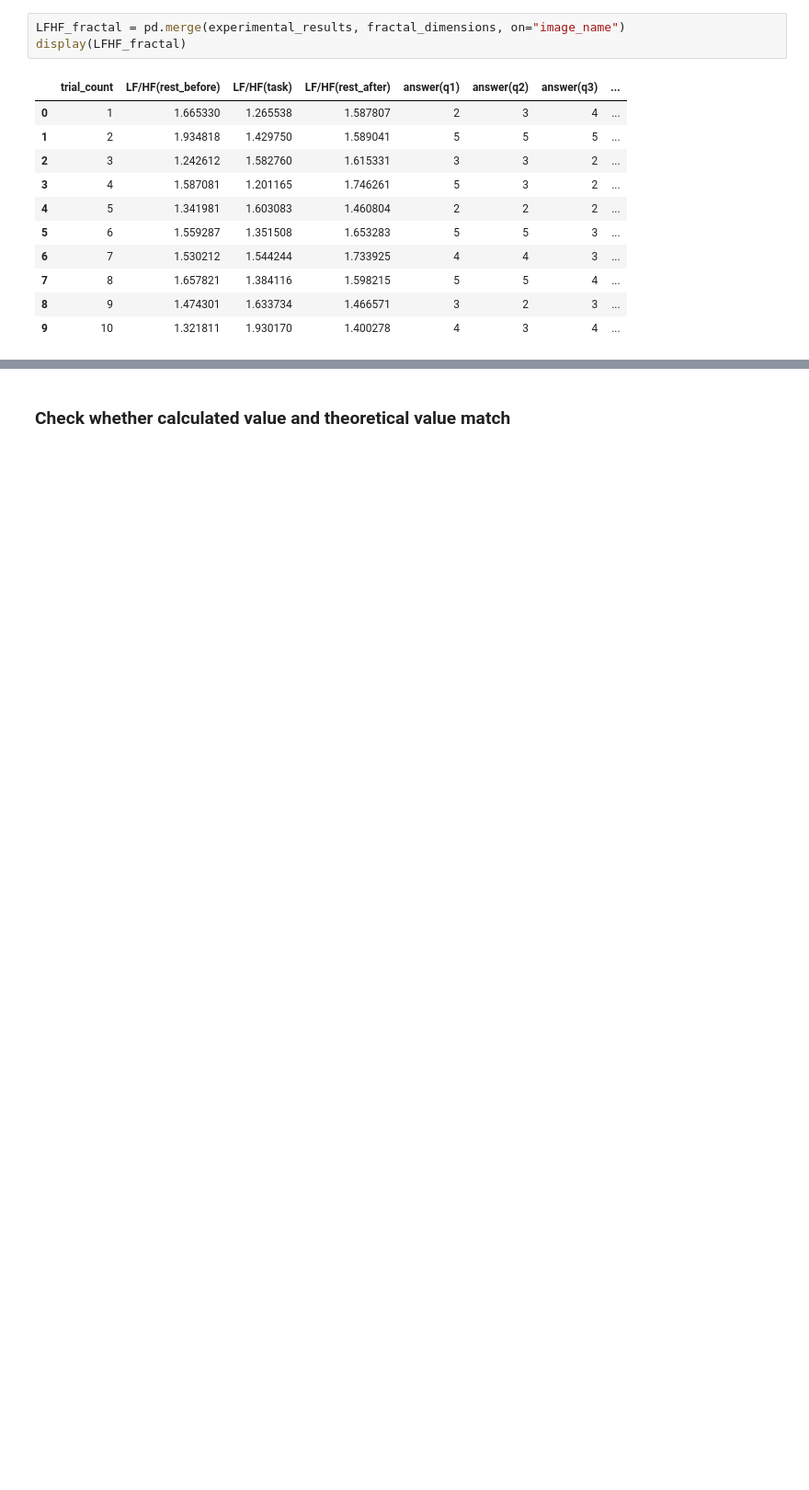
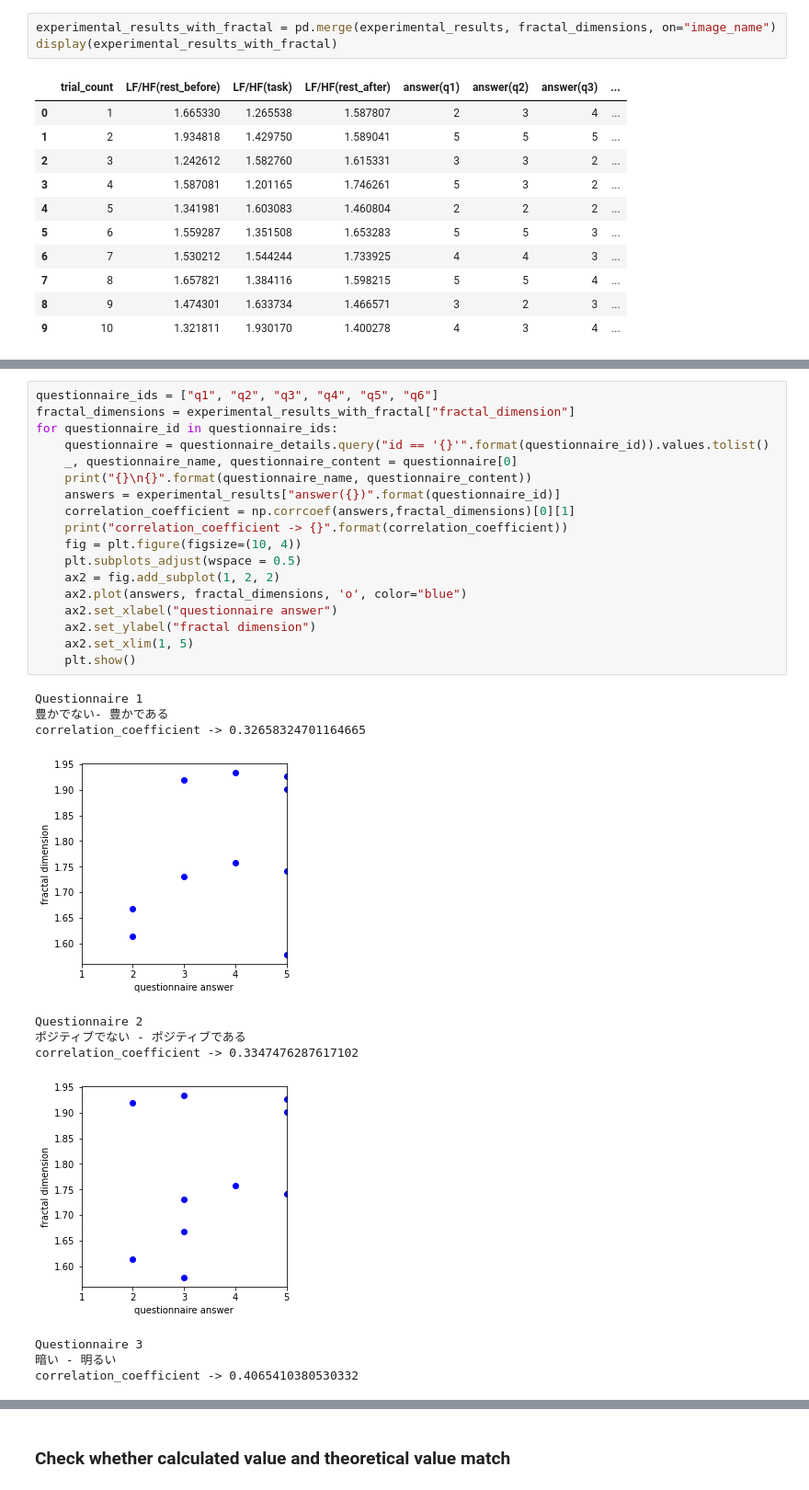
Before and after one commit to YUTATanamoto/Analysis-of-Specialists-Art-Appreciation, a Jupyter notebook: notebooks/analyze_LFHF-questionaire.ipynb, the cells around one changed output, grey strips where cells are left out. Shown at 92% size. Drawn from its saved outputs; the diff is of its cells as text; blank space fills up the shorter version.

Commit message:
add correlation coefficient(fractal dimension) calculation

```diff
--- a/notebooks/analyze_LFHF-questionaire.ipynb
+++ b/notebooks/analyze_LFHF-questionaire.ipynb
@@ -142,6 +147,6 @@ fractal_dimension -> 1.917260235066485
 # %%
-LFHF_fractal = pd.merge(experimental_results, fractal_dimensions, on="image_name")
-display(LFHF_fractal)
+experimental_results_with_fractal = pd.merge(experimental_results, fractal_dimensions, on="image_name")
+display(experimental_results_with_fractal)
 # %% [output]
 |  | trial_count | LF/HF(rest_before) | LF/HF(task) | LF/HF(rest_after) | answer(q1) | answer(q2) | answer(q3) | ... |
 | 0 | 1 | 1.665330 | 1.265538 | 1.587807 | 2 | 3 | 4 | ... |
@@ -156,0 +164,30 @@ display(LFHF_fractal)
+# %%
+questionnaire_ids = ["q1", "q2", "q3", "q4", "q5", "q6"]
+fractal_dimensions = experimental_results_with_fractal["fractal_dimension"]
+for questionnaire_id in questionnaire_ids:
+    questionnaire = questionnaire_details.query("id == '{}'".format(questionnaire_id)).values.tolist()
+    _, questionnaire_name, questionnaire_content = questionnaire[0]
+    print("{}\n{}".format(questionnaire_name, questionnaire_content))
+    answers = experimental_results["answer({})".format(questionnaire_id)]
+    correlation_coefficient = np.corrcoef(answers,fractal_dimensions)[0][1]
+    print("correlation_coefficient -> {}".format(correlation_coefficient))
+    fig = plt.figure(figsize=(10, 4))
+    plt.subplots_adjust(wspace = 0.5)
+    ax2 = fig.add_subplot(1, 2, 2)
+    ax2.plot(answers, fractal_dimensions, 'o', color="blue")
+    ax2.set_xlabel("questionnaire answer")
+    ax2.set_ylabel("fractal dimension")
+    ax2.set_xlim(1, 5)
+    plt.show()
+# %% [output]
+Questionnaire 1
+豊かでない- 豊かである
+correlation_coefficient -> 0.32658324701164665
+[figure, added]
+Questionnaire 2
+ポジティブでない - ポジティブである
+correlation_coefficient -> 0.3347476287617102
+[figure, added]
+Questionnaire 3
+暗い - 明るい
+correlation_coefficient -> 0.4065410380530332
```
Also changed, not shown: parts of 13 cells of this notebook.
